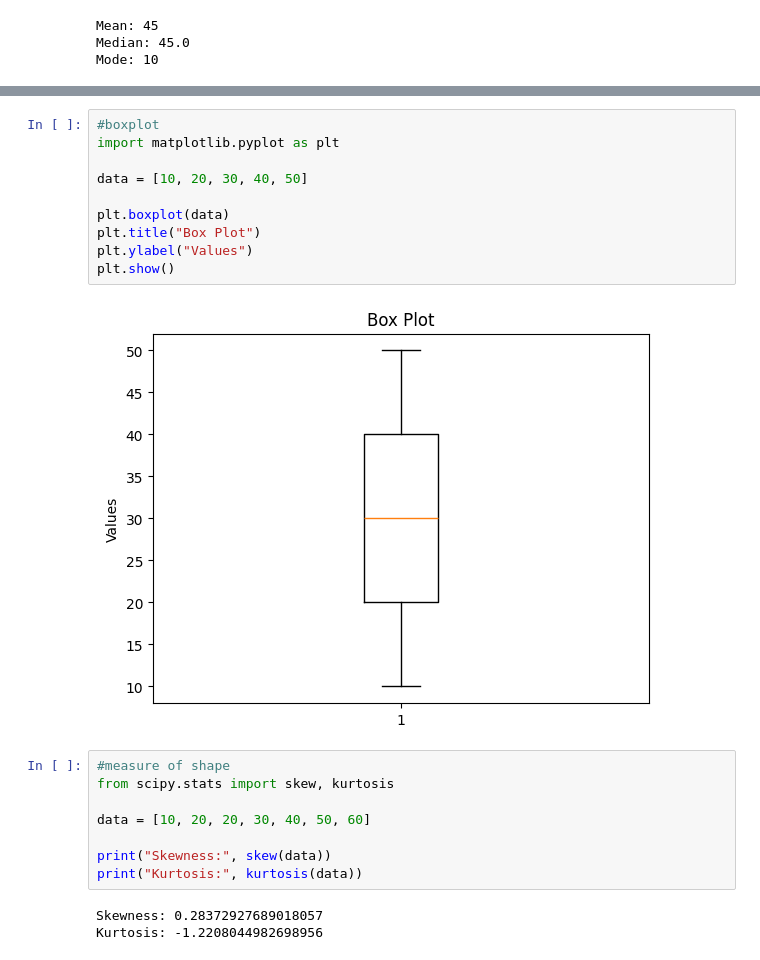
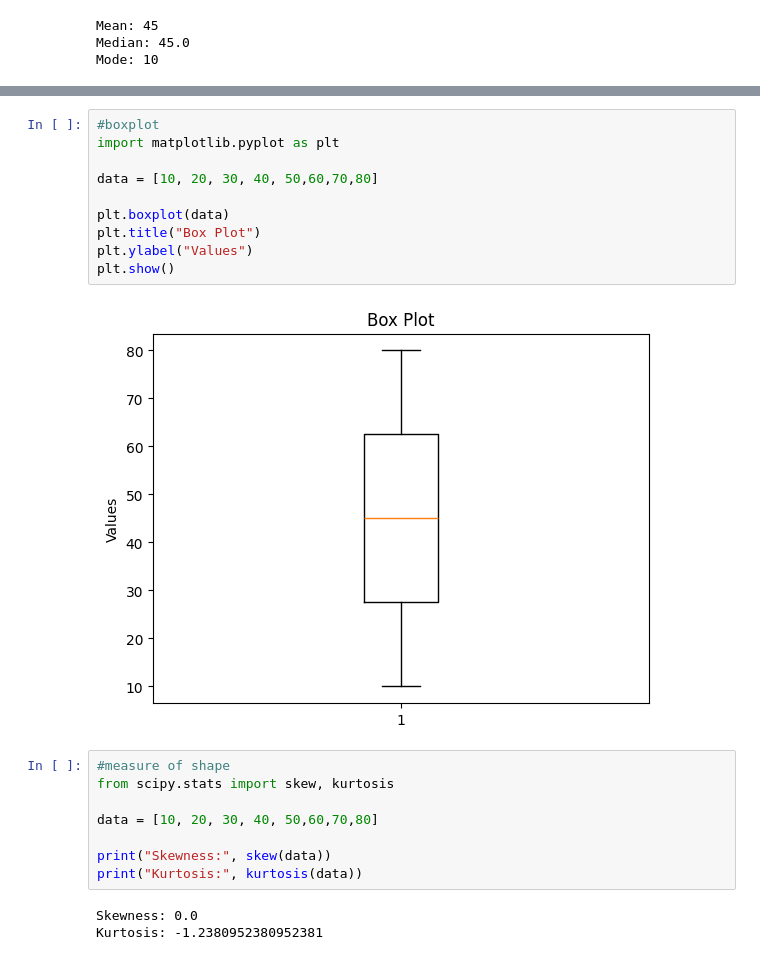
Before and after one commit to sankethashegde/APS-Lab, a Jupyter notebook: APSlab7.ipynb, the cells around one changed output, grey strips where cells are left out. Cells and saved outputs as stored; diff of their text form.

```diff
--- a/APSlab7.ipynb
+++ b/APSlab7.ipynb
@@ -55,23 +89,23 @@ plt.show()
 # %%
 #boxplot
 import matplotlib.pyplot as plt
 
-data = [10, 20, 30, 40, 50]
+data = [10, 20, 30, 40, 50,60,70,80]
 
 plt.boxplot(data)
 plt.title("Box Plot")
 plt.ylabel("Values")
 plt.show()
 # %% [output]
-[figure, old version]
+[figure, new version]
 # %%
 #measure of shape
 from scipy.stats import skew, kurtosis
 
-data = [10, 20, 20, 30, 40, 50, 60]
+data = [10, 20, 30, 40, 50,60,70,80]
 
 print("Skewness:", skew(data))
 print("Kurtosis:", kurtosis(data))
 # %% [output]
-Skewness: 0.28372927689018057
-Kurtosis: -1.2208044982698956
+Skewness: 0.0
+Kurtosis: -1.2380952380952381
```
Also changed, not shown: parts of 4 cells of this notebook.
